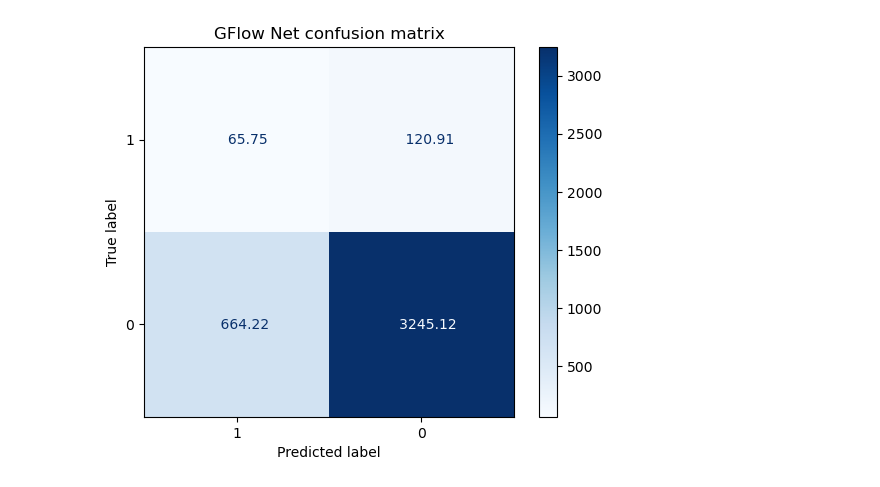
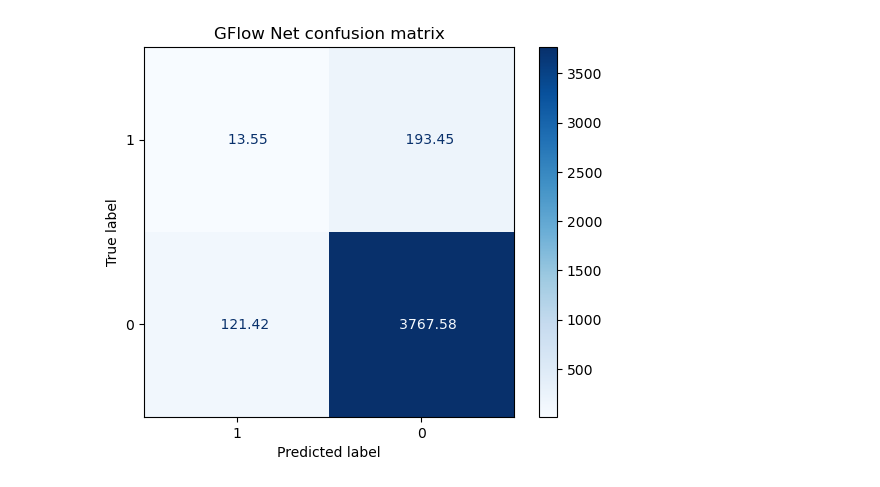
Before and after one commit to sandordani/active_bayes_grn, a Jupyter notebook: observational/create_confusion_matrix.ipynb, the cells around one changed output. Saved outputs shown, nothing was run; the diff lists cells and outputs as text; code cells hidden in the pictures.

```diff
--- a/observational/create_confusion_matrix.ipynb
+++ b/observational/create_confusion_matrix.ipynb
@@ -3,15 +3,15 @@ from sklearn.metrics import confusion_matrix, ConfusionMatrixDisplay
 import numpy as np
 import matplotlib.pyplot as plt
 # %%
-conf_matrix = [[  65.75,     120.90625],
- [ 664.21875, 3245.125  ]]
+conf_matrix = [[  13.55 , 193.45],
+ [ 121.42 ,3767.58]]
 
 
 conf_matrix = np.array(conf_matrix)
 
 disp = ConfusionMatrixDisplay(confusion_matrix=conf_matrix, display_labels=[1,0])
 disp.plot(cmap=plt.cm.Blues, values_format='10.2f')
 plt.title('GFlow Net confusion matrix')
 plt.show()
 # %% [output]
-[figure, old version]
+[figure, new version]
```
Also changed, not shown: parts of 1 cell of this notebook, 7 other files.
